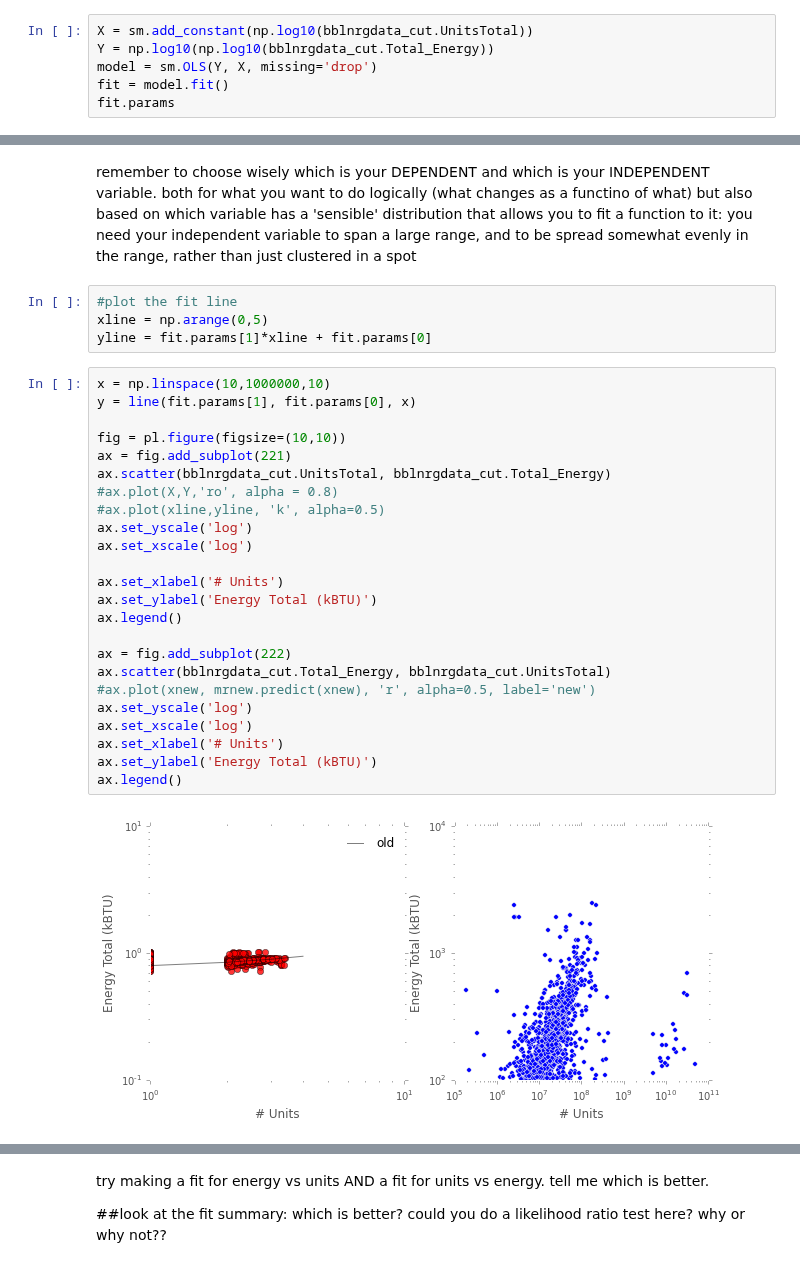
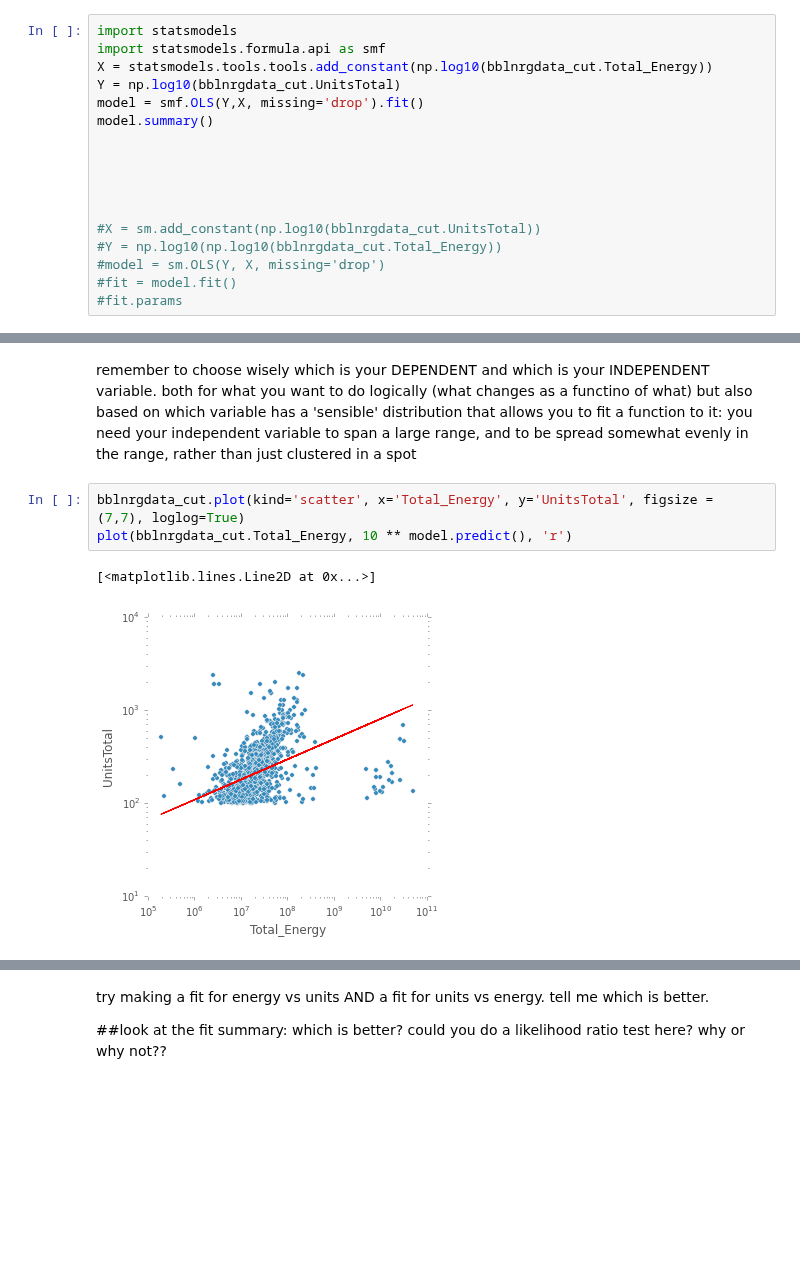
Before and after one commit to jjhall77/PUI2015_jjhall, a Jupyter notebook: HW5/building_nrg_instructions.ipynb, the cells around one changed output, grey strips where cells are left out. Saved outputs shown, nothing was run; the diff lists cells and outputs as text; blank space fills up the shorter version.

```diff
--- a/HW5/building_nrg_instructions.ipynb
+++ b/HW5/building_nrg_instructions.ipynb
@@ -182,9 +176,20 @@ statsmodels, scipy, any other package, or write your own minimization of the res
 
 if you used statsmodels it would look something like this:
 # %%
-X = sm.add_constant(np.log10(bblnrgdata_cut.UnitsTotal))
-Y = np.log10(np.log10(bblnrgdata_cut.Total_Energy))
-model = sm.OLS(Y, X, missing='drop')
-fit = model.fit()
-fit.params
+import statsmodels
+import statsmodels.formula.api as smf
+X = statsmodels.tools.tools.add_constant(np.log10(bblnrgdata_cut.Total_Energy))
+Y = np.log10(bblnrgdata_cut.UnitsTotal)
+model = smf.OLS(Y,X, missing='drop').fit()
+model.summary()
+
+
+
+
+
+#X = sm.add_constant(np.log10(bblnrgdata_cut.UnitsTotal))
+#Y = np.log10(np.log10(bblnrgdata_cut.Total_Energy))
+#model = sm.OLS(Y, X, missing='drop')
+#fit = model.fit()
+#fit.params
 # %% [output]
@@ -196,33 +215,9 @@ remember to choose wisely which is your DEPENDENT and which is your INDEPENDENT
 both for what you want to do logically (what changes as a functino of what) but also based on which  variable has a 'sensible' distribution that allows you to fit a function to it:
     you need your independent variable to span a large range, and to be spread somewhat evenly in the range,
     rather than just clustered in a spot
-# %%
-#plot the fit line
-xline = np.arange(0,5)
-yline = fit.params[1]*xline + fit.params[0]
-# %%
-x = np.linspace(10,1000000,10)
-y = line(fit.params[1], fit.params[0], x)
-
-fig = pl.figure(figsize=(10,10))
-ax = fig.add_subplot(221)
-ax.scatter(bblnrgdata_cut.UnitsTotal, bblnrgdata_cut.Total_Energy)
-#ax.plot(X,Y,'ro', alpha = 0.8)
-#ax.plot(xline,yline, 'k', alpha=0.5)
-ax.set_yscale('log')
-ax.set_xscale('log')
-
-ax.set_xlabel('# Units')
-ax.set_ylabel('Energy Total (kBTU)')
-ax.legend()
-
-ax = fig.add_subplot(222)
-ax.scatter(bblnrgdata_cut.Total_Energy, bblnrgdata_cut.UnitsTotal)
-#ax.plot(xnew, mrnew.predict(xnew), 'r', alpha=0.5, label='new')
-ax.set_yscale('log')
-ax.set_xscale('log')
-ax.set_xlabel('# Units')
-ax.set_ylabel('Energy Total (kBTU)')
-ax.legend()
-# %% [output]
-[figure, removed]
+# %%
+bblnrgdata_cut.plot(kind='scatter', x='Total_Energy', y='UnitsTotal', figsize = (7,7), loglog=True)
+plot(bblnrgdata_cut.Total_Energy, 10 ** model.predict(), 'r')
+# %% [output]
+[<matplotlib.lines.Line2D at 0x...>]
+[figure, added]
```
Also changed, not shown: parts of 13 cells of this notebook.
